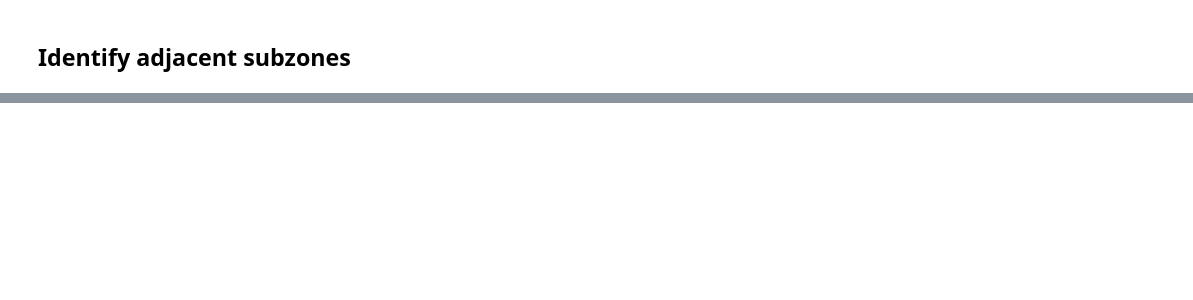
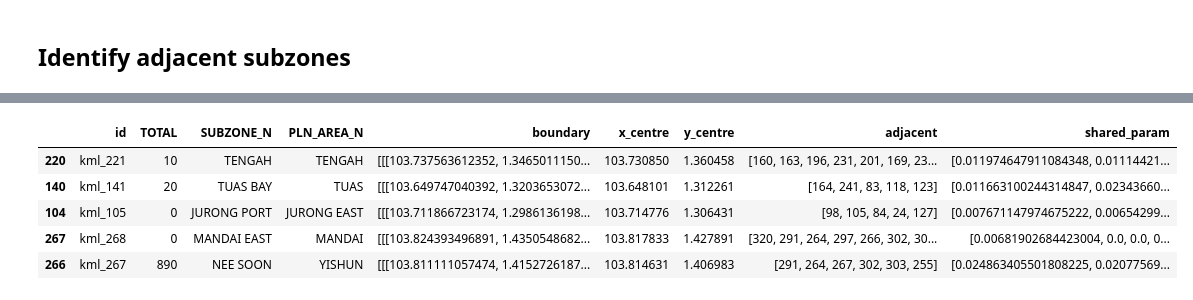
Before and after one commit to tonghuikang/draw-sgp-electoral-boundaries, a Jupyter notebook: preprocessing/process_kml.ipynb, the cells around one changed output, grey strips where cells are left out. Drawn from its saved outputs; the diff is of its cells as text; code cells hidden in the pictures; blank space fills up the shorter version.

```diff
--- a/preprocessing/process_kml.ipynb
+++ b/preprocessing/process_kml.ipynb
@@ -196,0 +226,32 @@ df.sample(5)
+# %%
+def compute_shared_parameter(b1,b2):
+
+    d1 = set()
+    d2 = set()
+
+    for i,rings in enumerate([b1]):
+        for b in b1:
+            n = len(b)
+            for e,_ in enumerate(b):
+                uv = ((b[e%n][0], b[e%n][1]), (b[(e+1)%n][0], b[(e+1)%n][1]))
+                d1.add((uv[0],uv[1]))
+                d1.add((uv[1],uv[0]))
+
+    for i,rings in enumerate([b2]):
+        for b in rings:
+            n = len(b)
+            for e,_ in enumerate(b):
+                uv = ((b[e%n][0], b[e%n][1]), (b[(e+1)%n][0], b[(e+1)%n][1]))
+                d2.add((uv[0],uv[1]))
+                d2.add((uv[1],uv[0]))
+
+    d3 = d1.intersection(d2)
+    shared = sum([((x1-x2)**2 + (y1-y2)**2)**0.5
+                  for ((x1,y1),(x2,y2)) in list(d3)])
+
+    return shared/2
+
+# example
+b1 = [row for index, row in df.iterrows()][90]["boundary"]
+b2 = [row for index, row in df.iterrows()][78]["boundary"]
+compute_shared_parameter(b1,b2)
@@ -196,0 +272,18 @@ df.sample(5)
+# %%
+shared_params_col = []
+for index, row in df.iterrows():
+    shared_params = []
+    for adj_index in row["adjacent"]:
+        shared_param = compute_shared_parameter(df.at[index, "boundary"],
+                                                df.at[adj_index, "boundary"])
+        shared_params.append(shared_param)
+    shared_params_col.append(shared_params)
+df["shared_param"] = shared_params_col
+df.sample(5)
+# %% [output]
+|  | id | TOTAL | SUBZONE_N | PLN_AREA_N | boundary | x_centre | y_centre | adjacent | shared_param |
+| 220 | kml_221 | 10 | TENGAH | TENGAH | [[[103.737563612352, 1.3465011150... | 103.730850 | 1.360458 | [160, 163, 196, 231, 201, 169, 23... | [0.011974647911084348, 0.01114421... |
+| 140 | kml_141 | 20 | TUAS BAY | TUAS | [[[103.649747040392, 1.3203653072... | 103.648101 | 1.312261 | [164, 241, 83, 118, 123] | [0.011663100244314847, 0.02343660... |
+| 104 | kml_105 | 0 | JURONG PORT | JURONG EAST | [[[103.711866723174, 1.2986136198... | 103.714776 | 1.306431 | [98, 105, 84, 24, 127] | [0.007671147974675222, 0.00654299... |
+| 267 | kml_268 | 0 | MANDAI EAST | MANDAI | [[[103.824393496891, 1.4350548682... | 103.817833 | 1.427891 | [320, 291, 264, 297, 266, 302, 30... | [0.00681902684423004, 0.0, 0.0, 0... |
+| 266 | kml_267 | 890 | NEE SOON | YISHUN | [[[103.811111057474, 1.4152726187... | 103.814631 | 1.406983 | [291, 264, 267, 302, 303, 255] | [0.024863405501808225, 0.02077569... |
```
Also changed, not shown: parts of 18 cells of this notebook, 1 other file.
